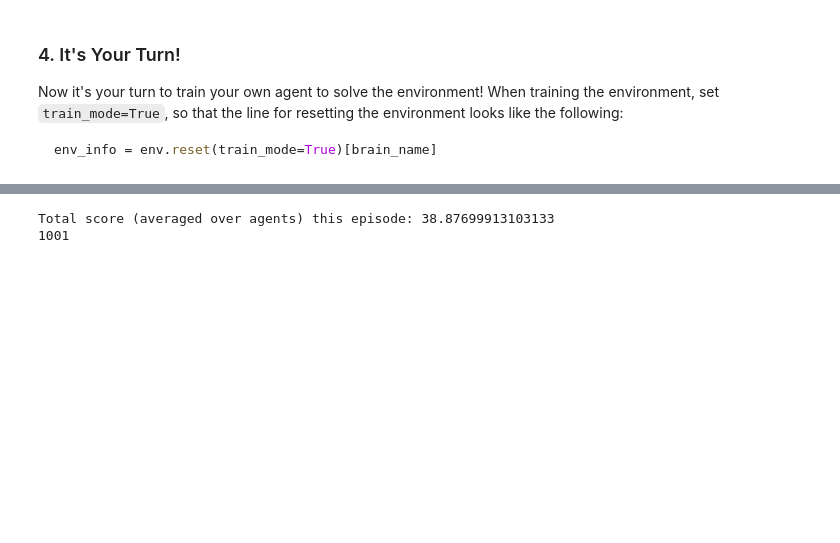
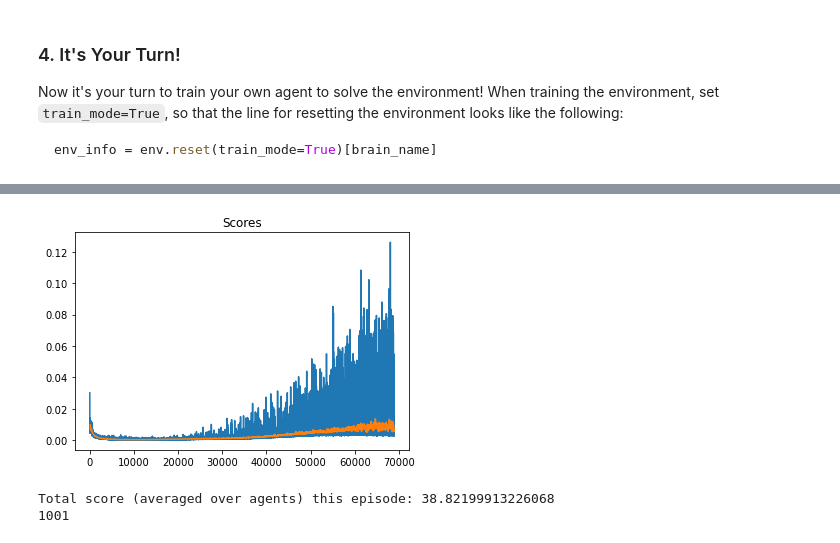
Before and after one commit to hewanguipath/Continuous_Control, a Jupyter notebook: Continuous_Control.ipynb, the cells around one changed output, grey strips where cells are left out. Saved outputs shown, nothing was run; the diff lists cells and outputs as text; code cells hidden in the pictures; blank space fills up the shorter version.

```diff
--- a/Continuous_Control.ipynb
+++ b/Continuous_Control.ipynb
@@ -477,5 +461,10 @@ rolling_mean = plot_scores(scores)
+# %%
+rolling_mean = plot_scores(policy.criticloss_hist, rolling_window=100)
+# %% [output]
+[figure, added]
 # %%
-#policy.load("128_64_256_32")
+policy = TD3(state_dim=state_size, action_dim=action_size, max_action=1 )
+policy.load("actor_local")
 env_info = env.reset(train_mode=False)[brain_name]     # reset the environment
 states = env_info.vector_observations                  # get the current state (for each agent)
 scores = np.zeros(num_agents)                          # initialize the score (for each agent)
@@ -495,5 +484,5 @@ while True:
 print('Total score (averaged over agents) this episode: {}'.format(np.mean(scores)))
 print (steps)
 # %% [output]
-Total score (averaged over agents) this episode: 38.87699913103133
+Total score (averaged over agents) this episode: 38.82199913226068
 1001
```
Also changed, not shown: parts of 5 cells of this notebook, 1 other file.
